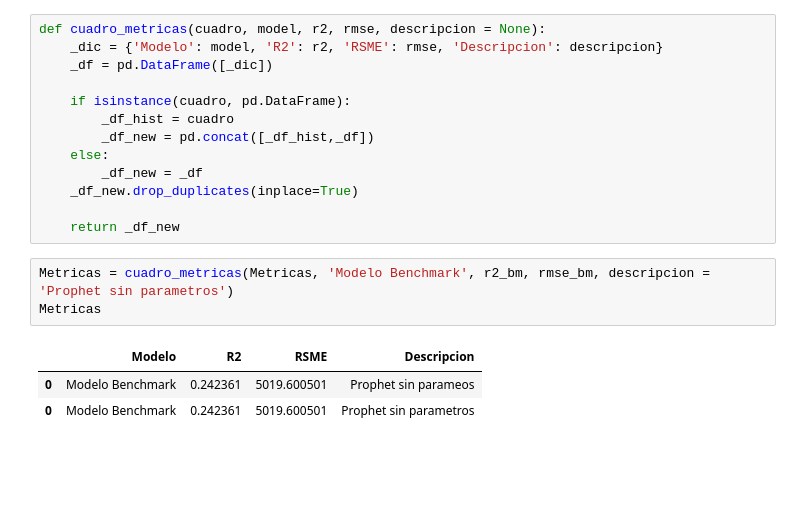
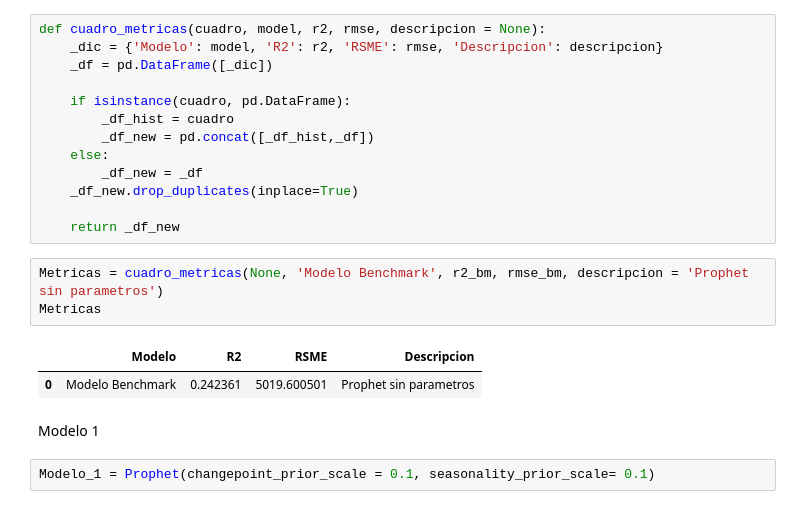
Before and after one commit to NachoRam123/Proyecto-3, a Jupyter notebook: DS_Proyecto_03_ST_RamellaIgnacio.ipynb, the cells around one changed output. Drawn from its saved outputs; the diff is of its cells as text; blank space fills up the shorter version.

```diff
--- a/DS_Proyecto_03_ST_RamellaIgnacio.ipynb
+++ b/DS_Proyecto_03_ST_RamellaIgnacio.ipynb
@@ -779,9 +779,12 @@ def cuadro_metricas(cuadro, model, r2, rmse, descripcion = None):
 
     return _df_new
 # %%
-Metricas = cuadro_metricas(Metricas, 'Modelo Benchmark', r2_bm, rmse_bm, descripcion = 'Prophet sin parametros')
+Metricas = cuadro_metricas(None, 'Modelo Benchmark', r2_bm, rmse_bm, descripcion = 'Prophet sin parametros')
 Metricas
 # %% [output]
 |  | Modelo | R2 | RSME | Descripcion |
-| 0 | Modelo Benchmark | 0.242361 | 5019.600501 | Prophet sin parameos |
 | 0 | Modelo Benchmark | 0.242361 | 5019.600501 | Prophet sin parametros |
+# %% [markdown]
+Modelo 1
+# %%
+Modelo_1 = Prophet(changepoint_prior_scale = 0.1, seasonality_prior_scale= 0.1)
```
Also changed, not shown: parts of 17 cells of this notebook.
